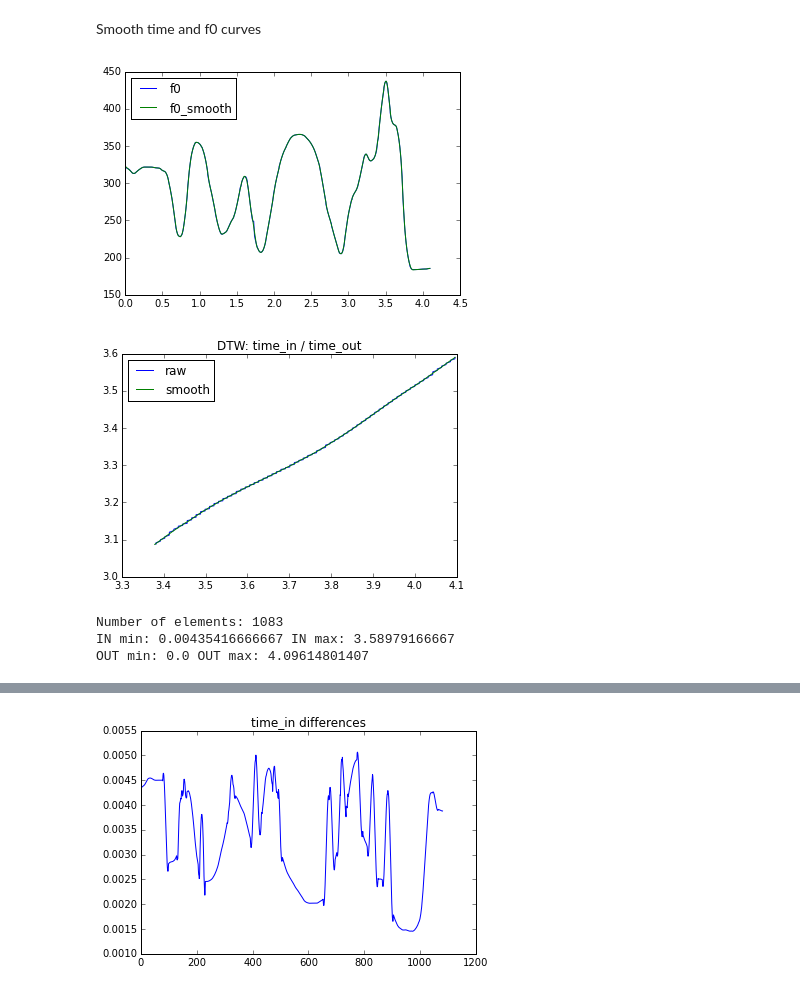
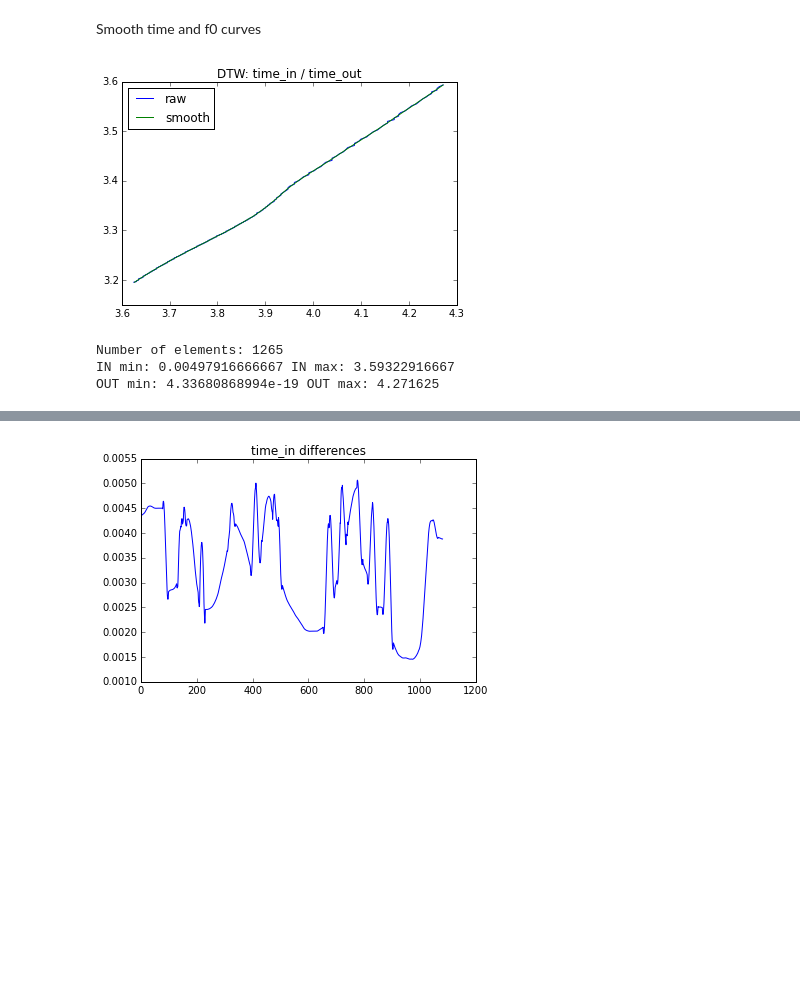
Before and after one commit to marcevrard/pyCalliphony, a Jupyter notebook: py_calliphony.ipynb, the cells around one changed output, grey strips where cells are left out. Cells and saved outputs as stored; diff of their text form; code cells hidden in the pictures; blank space fills up the shorter version.

Commit message:
EUREKA_2: remove time corrections for 44.1kHz processing

```diff
--- a/py_calliphony.ipynb
+++ b/py_calliphony.ipynb
@@ -29,8 +29,8 @@ frame_points = int(round(FRAME_DUR*FS * FS_ERROR_CORR))
 # %% [markdown]
 ##### Paths  `# << FILE NAME TO UPDATE! >>`
 # %%
-FNAME = 'limsi_fr_tat_0006_perf_12.txt'  # << FNAME TO UPDATE! >>  #**CHANGE FOR OLD STYLE PERF.TXT**
-PATH = '/Users/mev/Desktop/__IS2015__/DATA/STIMULI_OPN/colere'
+FNAME = 'limsi_fr_tat_0006_perf_22.txt'  # << FNAME TO UPDATE! >>  #**CHANGE FOR OLD STYLE PERF.TXT**
+PATH = '/Users/mev/Desktop/__IS2015__/DATA/OPN_44/colere'
 FPATH = os.path.join(PATH, FNAME)
 if os.path.isfile(FPATH):
     print('OK:', FNAME, 'is well there.')
@@ -126,7 +126,7 @@ plt.show()
 Extract relative time from CPU time
 # %%
 coord_time = coord_df.cpu_time - coord_df.iloc[0].cpu_time
-coord_df.insert(1, 'time', coord_time)  # / 1000)  # Ins in df after cpu_t c  #**CHANGE FOR OLD STYLE PERF.TXT**
+coord_df.insert(1, 'time', coord_time / 1000)  # Ins in df after cpu_t c  #**CHANGE FOR OLD STYLE PERF.TXT**
 
 coord_df.insert(2, 'new_pos', np.round(coord_df.time*FS))  # Insert in df after cpu_time column (ms > s)
 
@@ -172,29 +172,29 @@ Smooth time and f0 curves
 # %%
 VAL = 200  # To check the last VAL elements of the array
 
 coord_df['time_smooth'] = savitzky_golay(np.array(coord_df.time), window_size=21, order=2)
 coord_df['time_smooth'] = savitzky_golay(np.array(coord_df.time), window_size=21, order=2)
 coord_df['time_pos_smooth'] = savitzky_golay(np.array(coord_df.time_raw_pos), window_size=21, order=2)
 coord_df['f0_smooth'] = savitzky_golay(np.array(coord_df.f0), window_size=21, order=2)
 
-# Plot tablet info
-plt.plot(coord_df.time, coord_df.f0, coord_df.time_smooth, coord_df.f0_smooth)
-plt.legend(['f0', 'f0_smooth'], loc='best')
-plt.show()
+## Plot tablet info
+# plt.plot(coord_df.time, coord_df.f0, coord_df.time_smooth, coord_df.f0_smooth)
+# plt.legend(['f0', 'f0_smooth'], loc='best')
+# plt.show()
+
 plt.plot(coord_df.time[-VAL:], coord_df.time_raw_pos[-VAL:])
 plt.plot(coord_df.time_smooth[-VAL:], coord_df.time_pos_smooth[-VAL:])
 plt.title("DTW: time_in / time_out")
 plt.legend(['raw', 'smooth'], loc='best')
 plt.show()
 print("Number of elements:", len(coord_df.time))
 print("IN min:", np.min(coord_df.time_pos_smooth), "IN max:", np.max(coord_df.time_pos_smooth))
 print("OUT min:", np.min(coord_df.time_smooth), "OUT max:", np.max(coord_df.time_smooth))
 # %% [output]
-[figure, old version]
+[figure, new version]
-[figure, removed]
-Number of elements: 1083
-IN min: 0.00435416666667 IN max: 3.58979166667
-OUT min: 0.0 OUT max: 4.09614801407
+Number of elements: 1265
+IN min: 0.00497916666667 IN max: 3.59322916667
+OUT min: 4.33680868994e-19 OUT max: 4.271625
 # %%
 print("Number of elements:", len(coord_df.time_smooth))
 print("IN min:", np.min(coord_df.time_pos_smooth), "IN max:", np.max(coord_df.time_pos_smooth))
```
Also changed, not shown: parts of 14 cells of this notebook, 1 other file.
